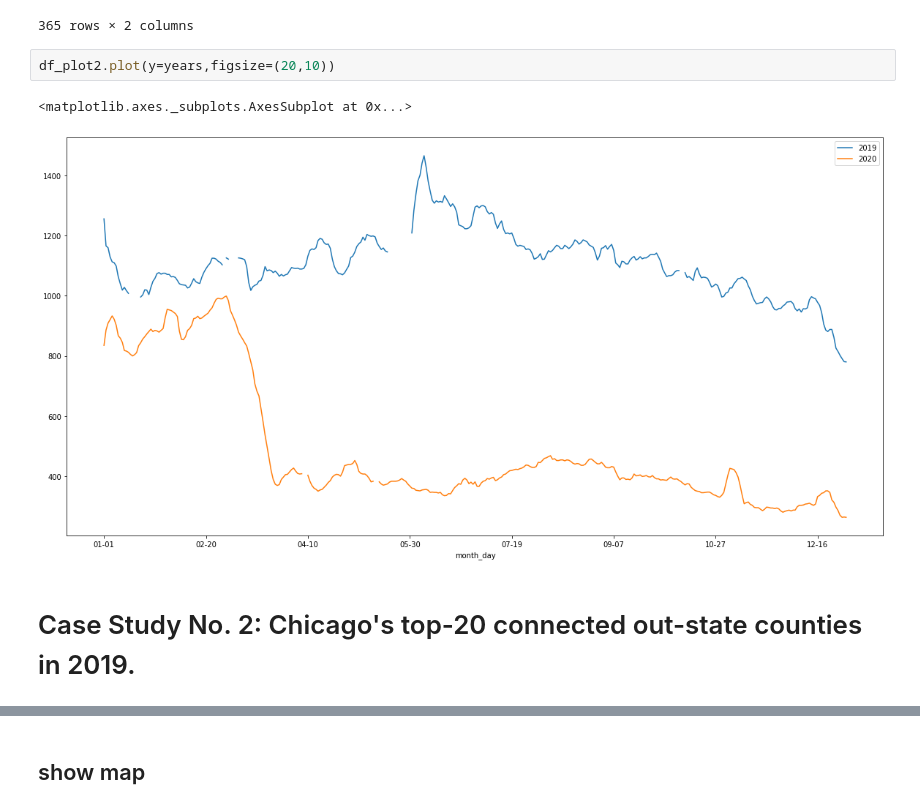
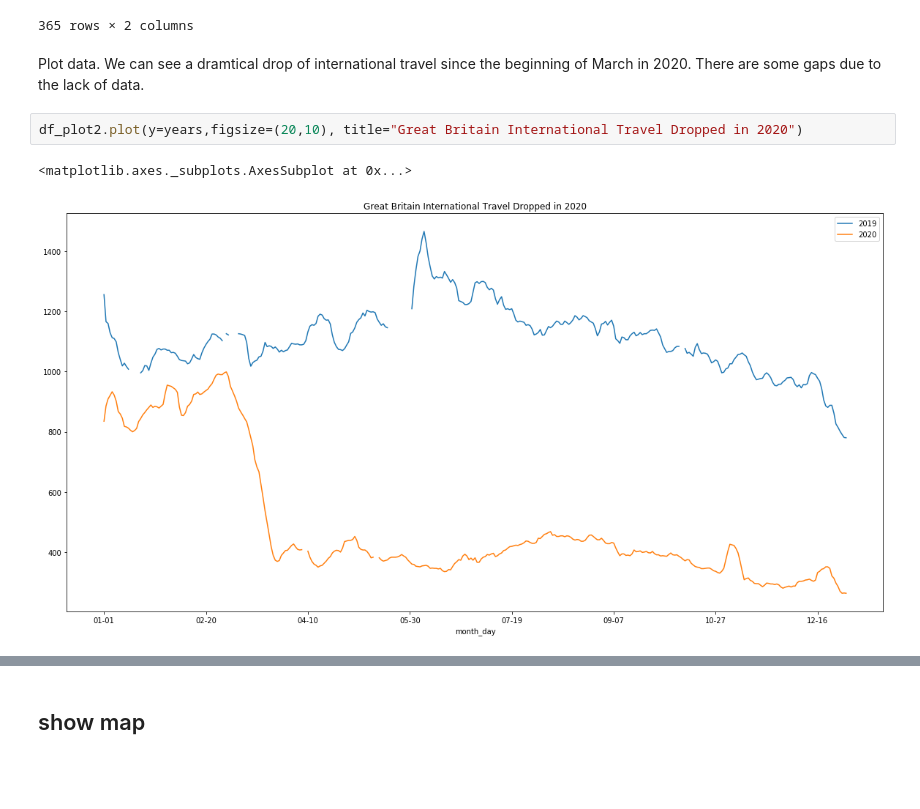
Before and after one commit to gladcolor/GIBD_RESTAPI, a Jupyter notebook: RestAPI.ipynb, the cells around one changed output, grey strips where cells are left out. Saved outputs shown, nothing was run; the diff lists cells and outputs as text; blank space fills up the shorter version.

```diff
--- a/RestAPI.ipynb
+++ b/RestAPI.ipynb
@@ -284,10 +305,10 @@ df_plot2
 | 12-29 | 781.0 | 264.0 |
 | 12-30 | 780.0 | 263.0 |
 365 rows × 2 columns
+# %% [markdown]
+Plot data. We can see a dramtical drop of international travel since the beginning of March in 2020. There are some gaps due to the lack of data.
 # %%
-df_plot2.plot(y=years,figsize=(20,10))
+df_plot2.plot(y=years,figsize=(20,10), title="Great Britain International Travel Dropped in 2020")
 # %% [output]
 <matplotlib.axes._subplots.AxesSubplot at 0x...>
-[figure, old version]
+[figure, new version]
-# %% [markdown]
-# Case Study No. 2: Chicago's top-20 connected out-state counties in 2019.
```
Also changed, not shown: parts of 12 cells of this notebook, 1 other file.
